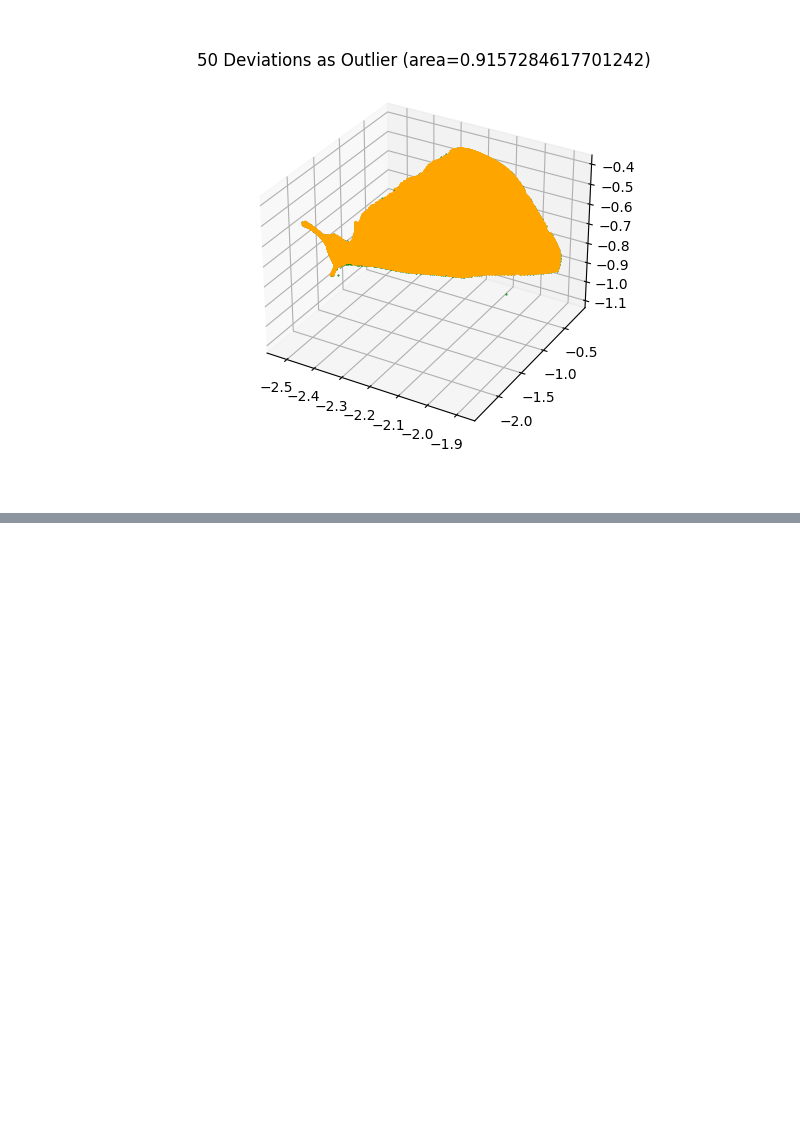
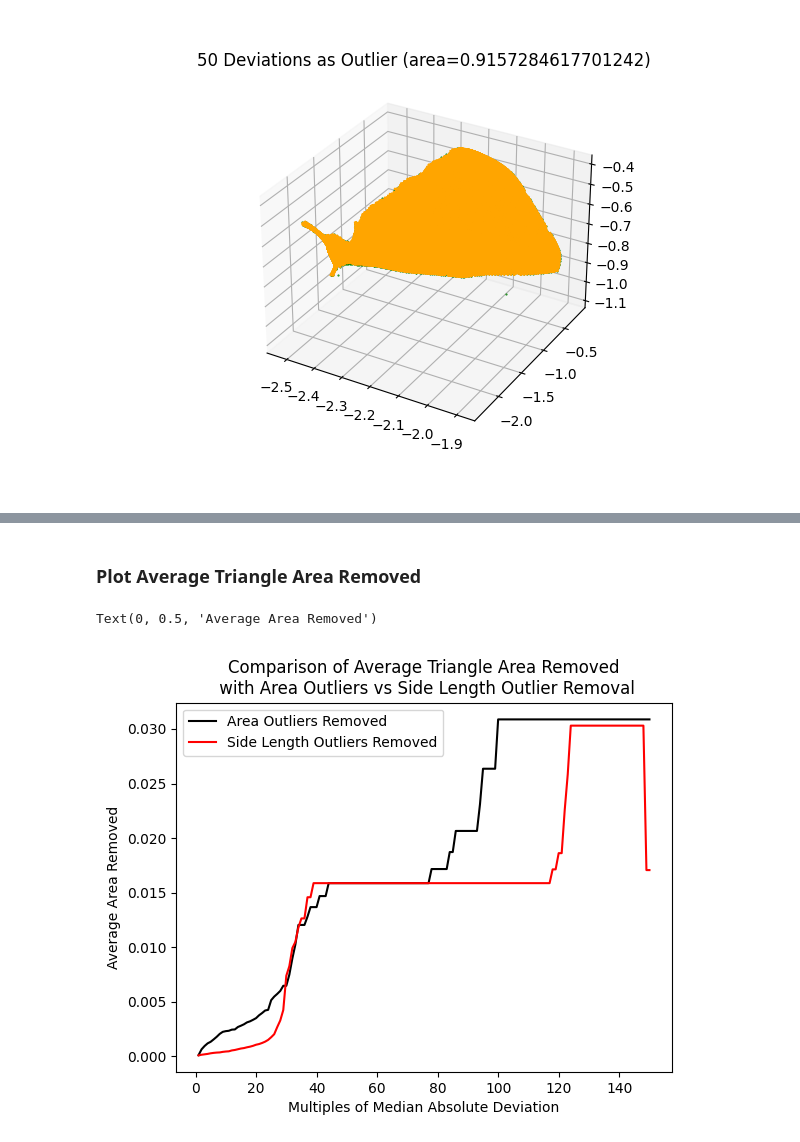
Before and after one commit to Nabizzle/Geodesic-Path-Finder, a Jupyter notebook: Code/Surface Area From Drawing.ipynb, the cells around one changed output, grey strips where cells are left out. Drawn from its saved outputs; the diff is of its cells as text; code cells hidden in the pictures; blank space fills up the shorter version.

```diff
--- a/Code/Surface Area From Drawing.ipynb
+++ b/Code/Surface Area From Drawing.ipynb
@@ -470,0 +542,14 @@ Text(0.5, 0.92, '50 Deviations as Outlier (area=0.9157284617701242)')
+# %% [markdown]
+### Plot Average Triangle Area Removed
+# %%
+fig = plt.figure()
+ax = fig.add_subplot()
+ax.plot(range(1, 151), area_area_removed_per_triangle, 'k-')
+ax.plot(range(1, 151), sides_area_removed_per_triangle, 'r-')
+ax.legend(["Area Outliers Removed","Side Length Outliers Removed"])
+plt.title("Comparison of Average Triangle Area Removed\n with Area Outliers vs Side Length Outlier Removal")
+plt.xlabel("Multiples of Median Absolute Deviation")
+plt.ylabel("Average Area Removed")
+# %% [output]
+Text(0, 0.5, 'Average Area Removed')
+[figure, added]
```
Also changed, not shown: parts of 15 cells of this notebook.
